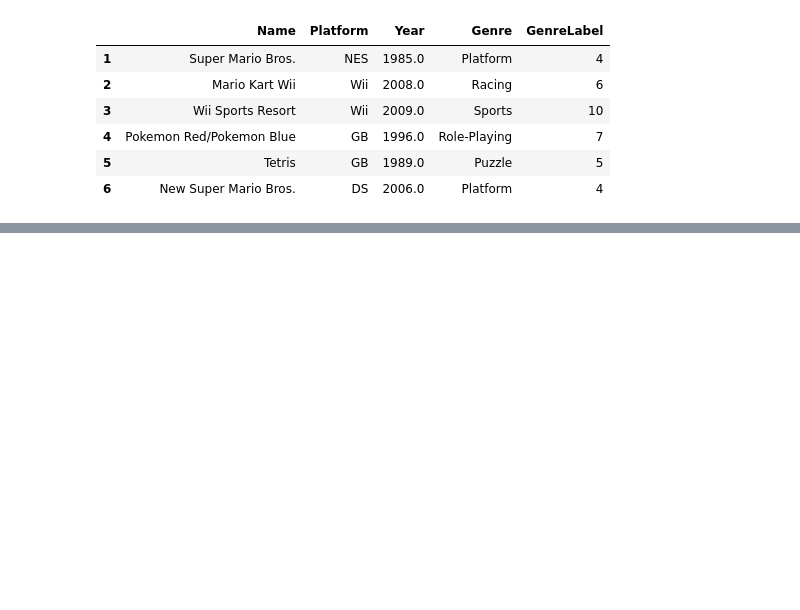
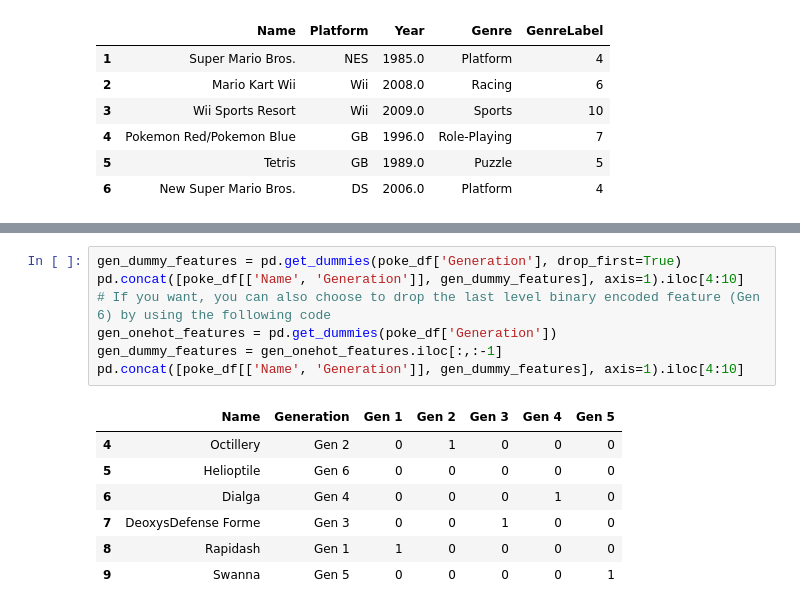
Before and after one commit to Chiva-Zhao/pproject, a Jupyter notebook: 20190911/Feature_Engineering_Categorical.ipynb, the cells around one changed output, grey strips where cells are left out. Cells and saved outputs as stored; diff of their text form; blank space fills up the shorter version.

```diff
--- a/20190911/Feature_Engineering_Categorical.ipynb
+++ b/20190911/Feature_Engineering_Categorical.ipynb
@@ -53,0 +208,15 @@ vg_df[['Name', 'Platform', 'Year', 'Genre', 'GenreLabel']].iloc[1:7]
+# %%
+gen_dummy_features = pd.get_dummies(poke_df['Generation'], drop_first=True)
+pd.concat([poke_df[['Name', 'Generation']], gen_dummy_features], axis=1).iloc[4:10]
+# If you want, you can also choose to drop the last level binary encoded feature (Gen 6) by using the following code
+gen_onehot_features = pd.get_dummies(poke_df['Generation'])
+gen_dummy_features = gen_onehot_features.iloc[:,:-1]
+pd.concat([poke_df[['Name', 'Generation']], gen_dummy_features], axis=1).iloc[4:10]
+# %% [output]
+|  | Name | Generation | Gen 1 | Gen 2 | Gen 3 | Gen 4 | Gen 5 |
+| 4 | Octillery | Gen 2 | 0 | 1 | 0 | 0 | 0 |
+| 5 | Helioptile | Gen 6 | 0 | 0 | 0 | 0 | 0 |
+| 6 | Dialga | Gen 4 | 0 | 0 | 0 | 1 | 0 |
+| 7 | DeoxysDefense Forme | Gen 3 | 0 | 0 | 1 | 0 | 0 |
+| 8 | Rapidash | Gen 1 | 1 | 0 | 0 | 0 | 0 |
+| 9 | Swanna | Gen 5 | 0 | 0 | 0 | 0 | 1 |
```
Also changed, not shown: parts of 22 cells of this notebook.
